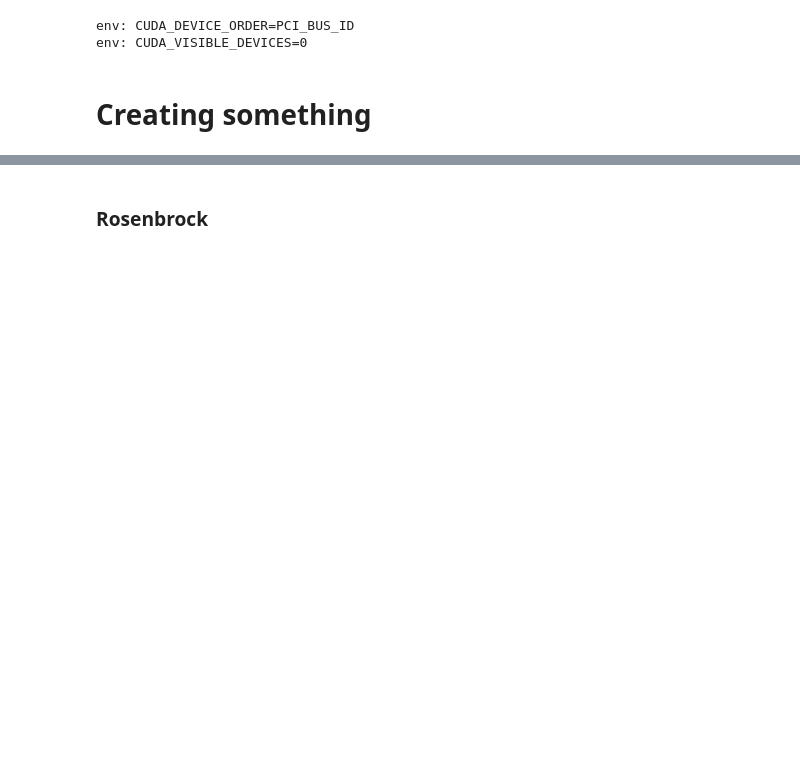
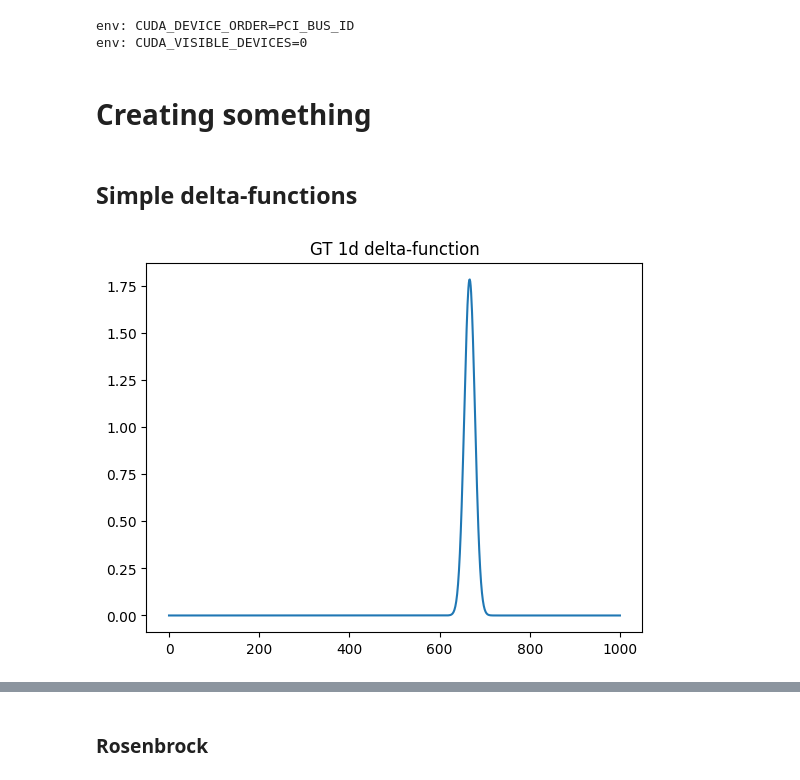
Before and after one commit to dkorzh10/PROTES, a Jupyter notebook: deep_rework.ipynb, the cells around one changed output, grey strips where cells are left out. Cells and saved outputs as stored; diff of their text form; code cells hidden in the pictures; blank space fills up the shorter version.

Commit message:
updated code, added delta-functions

```diff
--- a/deep_rework.ipynb
+++ b/deep_rework.ipynb
@@ -126,0 +148,35 @@ def trainer(model, func, d, m, k, k_top, is_max, n):
+# %% [markdown]
+## Simple delta-functions
+# %%
+a = -3
+b = 3
+
+n = 1000 #50257 #len(tokenizer)
+d = 1
+
+m = 200_000
+k = 512
+k_top = 128
+is_max = True
+log = True
+
+
+beta = torch.tensor([0.1]).to("cuda:0")
+
+def f_simple(I):
+#     I = (I - 1) / (n) * (b - a) + a
+    I = I / (n - 1) * (b - a) + a
+    f = torch.exp(- (I[:, :] - 1) ** 2 / beta ** 2) / torch.sqrt(torch.pi * torch.abs(beta))
+    return f
+
+
+func = f_simple
+# %%
+xs = np.linspace(a, b, n)
+f = f_simple(torch.tensor(np.arange(0, n).reshape(-1, 1)).to("cuda:0"))
+# %%
+plt.plot(np.arange(0, n), f.cpu())
+plt.title("GT 1d delta-function")
+plt.show()
+# %% [output]
+[figure, added]
```
Also changed, not shown: parts of 42 cells of this notebook.
